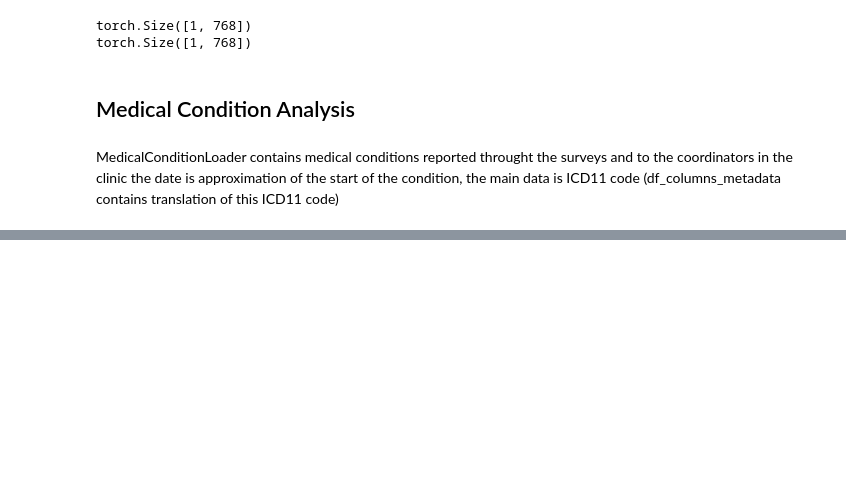
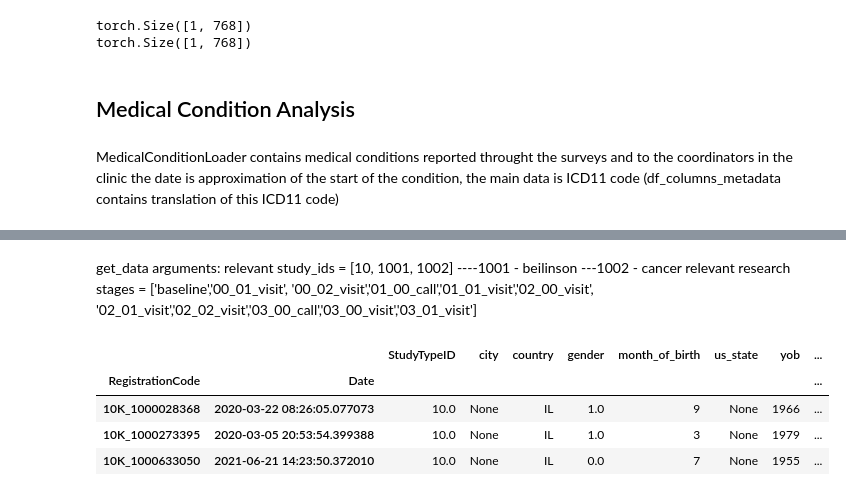
Before and after one commit to gavrielhan/MSc_Thesis, a Jupyter notebook: analysis_sleep_cgm.ipynb, the cells around one changed output, grey strips where cells are left out. Drawn from its saved outputs; the diff is of its cells as text; code cells hidden in the pictures; blank space fills up the shorter version.

```diff
--- a/analysis_sleep_cgm.ipynb
+++ b/analysis_sleep_cgm.ipynb
@@ -377,0 +383,12 @@ fam_medical_condition.head(3)
+# %% [markdown]
+get_data arguments:
+relevant study_ids = [10, 1001, 1002] ----1001 - beilinson ---1002 - cancer relevant research stages = ['baseline','00_01_visit', '00_02_visit','01_00_call','01_01_visit','02_00_visit', '02_01_visit','02_02_visit','03_00_call','03_00_visit','03_01_visit']
+# %%
+study_ids = [10, 1001, 1002]
+SubjectLoader().get_data(study_ids=study_ids).df.head(3)
+# %% [output]
+|  |  | StudyTypeID | city | country | gender | month_of_birth | us_state | yob | ... |
+| RegistrationCode | Date |  |  |  |  |  |  |  | ... |
+| 10K_1000028368 | 2020-03-22 08:26:05.077073 | 10.0 | None | IL | 1.0 | 9 | None | 1966 | ... |
+| 10K_1000273395 | 2020-03-05 20:53:54.399388 | 10.0 | None | IL | 1.0 | 3 | None | 1979 | ... |
+| 10K_1000633050 | 2021-06-21 14:23:50.372010 | 10.0 | None | IL | 0.0 | 7 | None | 1955 | ... |
```
Also changed, not shown: parts of 8 cells of this notebook.
